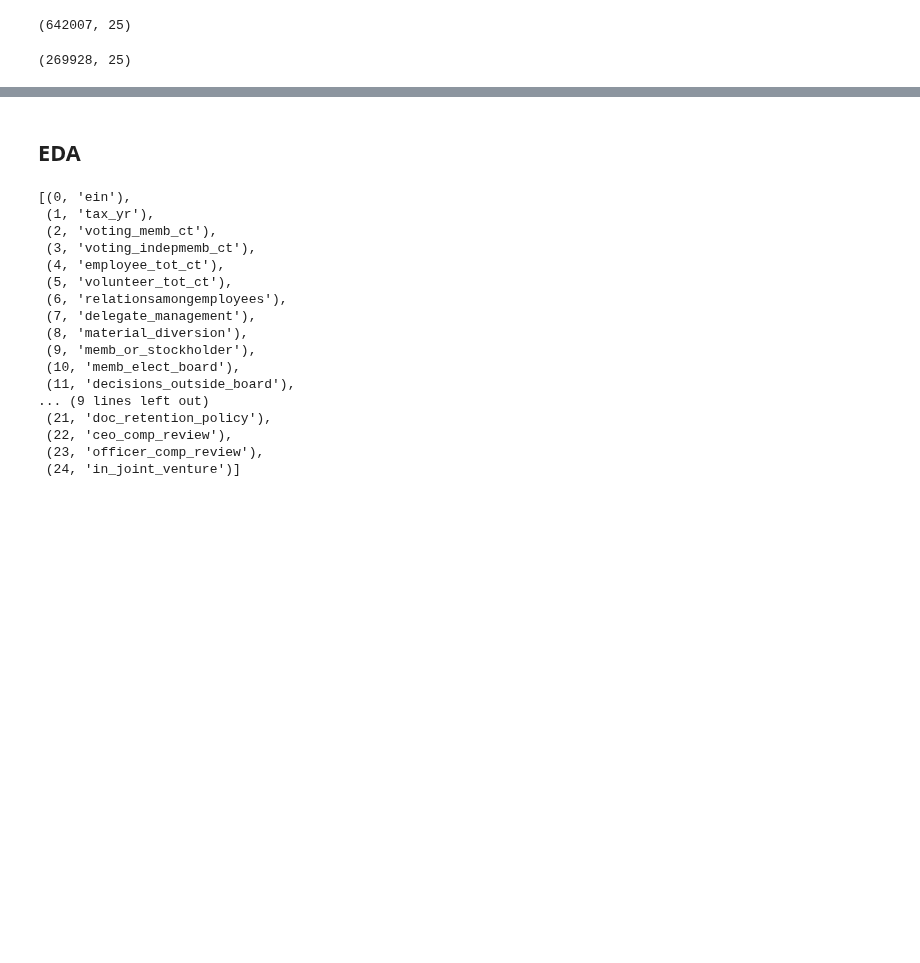
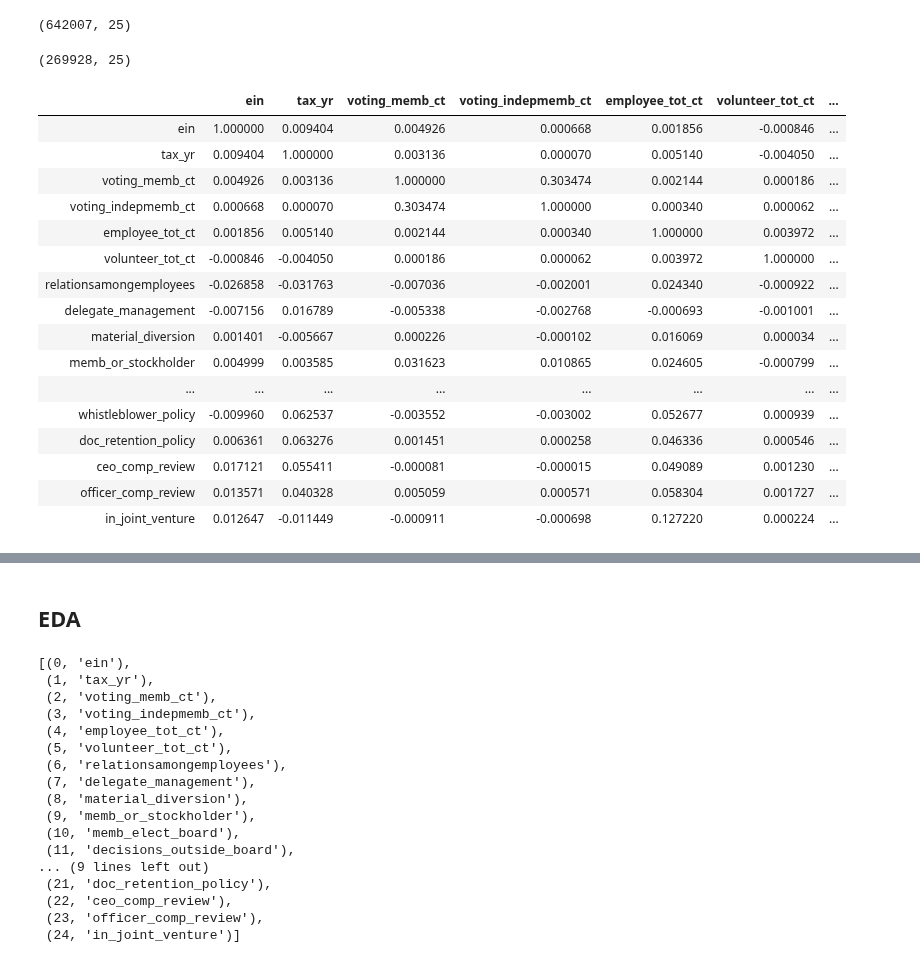
Before and after one commit to mrkjhsn/Not_for_Profit_Compensation_Modeling, a Jupyter notebook: 03.governance_data_prep.ipynb, the cells around one changed output, grey strips where cells are left out. Saved outputs shown, nothing was run; the diff lists cells and outputs as text; code cells hidden in the pictures; blank space fills up the shorter version.

```diff
--- a/03.governance_data_prep.ipynb
+++ b/03.governance_data_prep.ipynb
@@ -200,3 +200,23 @@ df = df.sort_values(['ein', 'tax_yr'], ascending=False).drop_duplicates('ein')
 df.shape
 # %% [output]
 (269928, 25)
+# %%
+df.corr()
+# %% [output]
+|  | ein | tax_yr | voting_memb_ct | voting_indepmemb_ct | employee_tot_ct | volunteer_tot_ct | ... |
+| ein | 1.000000 | 0.009404 | 0.004926 | 0.000668 | 0.001856 | -0.000846 | ... |
+| tax_yr | 0.009404 | 1.000000 | 0.003136 | 0.000070 | 0.005140 | -0.004050 | ... |
+| voting_memb_ct | 0.004926 | 0.003136 | 1.000000 | 0.303474 | 0.002144 | 0.000186 | ... |
+| voting_indepmemb_ct | 0.000668 | 0.000070 | 0.303474 | 1.000000 | 0.000340 | 0.000062 | ... |
+| employee_tot_ct | 0.001856 | 0.005140 | 0.002144 | 0.000340 | 1.000000 | 0.003972 | ... |
+| volunteer_tot_ct | -0.000846 | -0.004050 | 0.000186 | 0.000062 | 0.003972 | 1.000000 | ... |
+| relationsamongemployees | -0.026858 | -0.031763 | -0.007036 | -0.002001 | 0.024340 | -0.000922 | ... |
+| delegate_management | -0.007156 | 0.016789 | -0.005338 | -0.002768 | -0.000693 | -0.001001 | ... |
+| material_diversion | 0.001401 | -0.005667 | 0.000226 | -0.000102 | 0.016069 | 0.000034 | ... |
+| memb_or_stockholder | 0.004999 | 0.003585 | 0.031623 | 0.010865 | 0.024605 | -0.000799 | ... |
+| ... | ... | ... | ... | ... | ... | ... | ... |
+| whistleblower_policy | -0.009960 | 0.062537 | -0.003552 | -0.003002 | 0.052677 | 0.000939 | ... |
+| doc_retention_policy | 0.006361 | 0.063276 | 0.001451 | 0.000258 | 0.046336 | 0.000546 | ... |
+| ceo_comp_review | 0.017121 | 0.055411 | -0.000081 | -0.000015 | 0.049089 | 0.001230 | ... |
+| officer_comp_review | 0.013571 | 0.040328 | 0.005059 | 0.000571 | 0.058304 | 0.001727 | ... |
+| in_joint_venture | 0.012647 | -0.011449 | -0.000911 | -0.000698 | 0.127220 | 0.000224 | ... |
```
Also changed, not shown: parts of 8 cells of this notebook.
